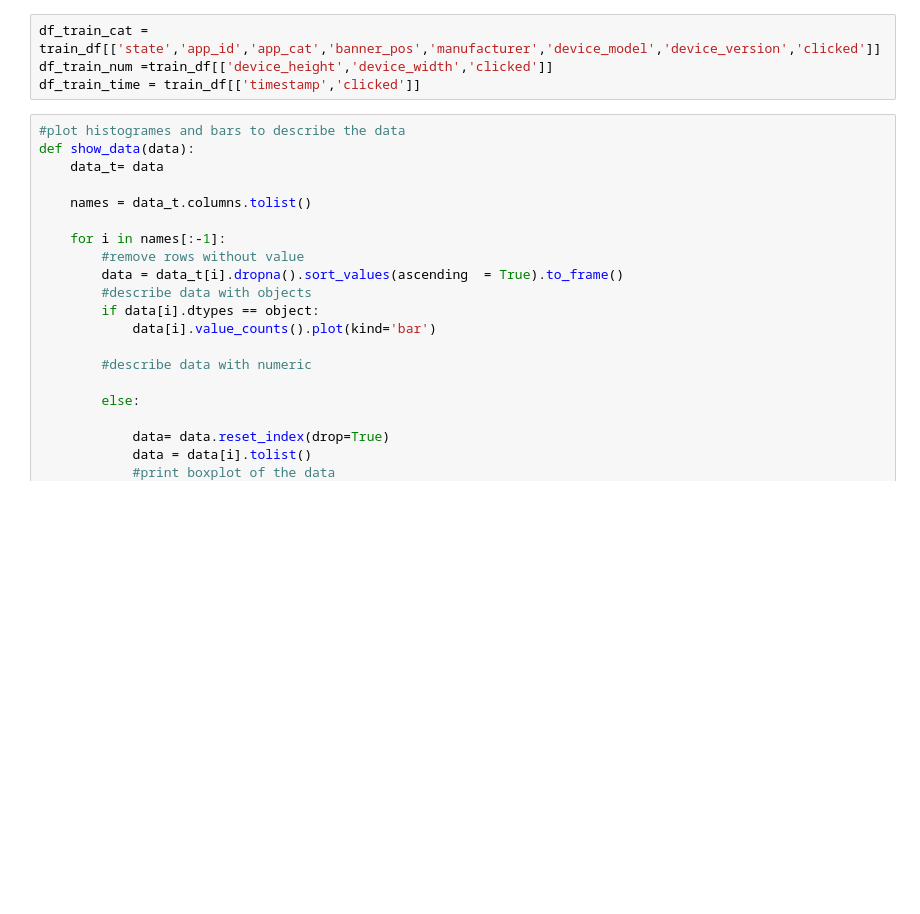
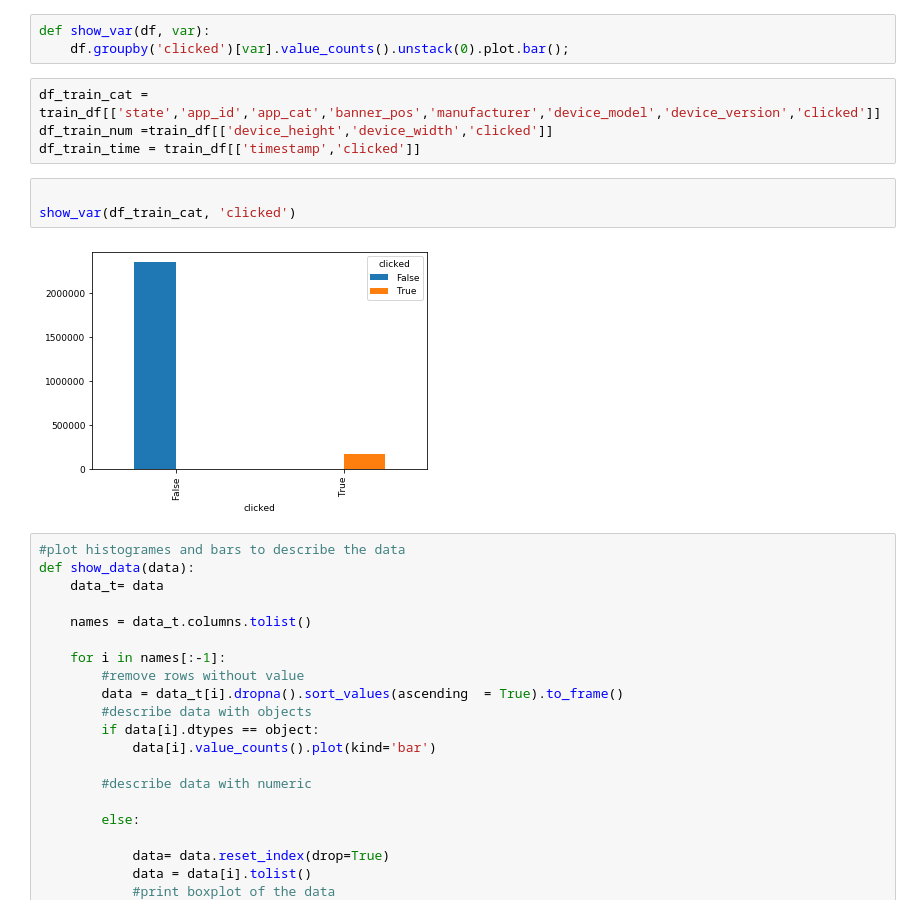
Before and after one commit to ayeletdabush/datascience, a Jupyter notebook: Untitled.ipynb, the cells around one changed output. Saved outputs shown, nothing was run; the diff lists cells and outputs as text; blank space fills up the shorter version.

```diff
--- a/Untitled.ipynb
+++ b/Untitled.ipynb
@@ -110,7 +113,15 @@ dtype: object
+# %%
+def show_var(df, var):
+    df.groupby('clicked')[var].value_counts().unstack(0).plot.bar();
 # %%
 df_train_cat = train_df[['state','app_id','app_cat','banner_pos','manufacturer','device_model','device_version','clicked']]
 df_train_num =train_df[['device_height','device_width','clicked']]
 df_train_time = train_df[['timestamp','clicked']]
+# %%
+
+show_var(df_train_cat, 'clicked')
+# %% [output]
+[figure, added]
 # %%
 #plot histogrames and bars to describe the data
 def show_data(data):
```
Also changed, not shown: parts of 27 cells of this notebook.
